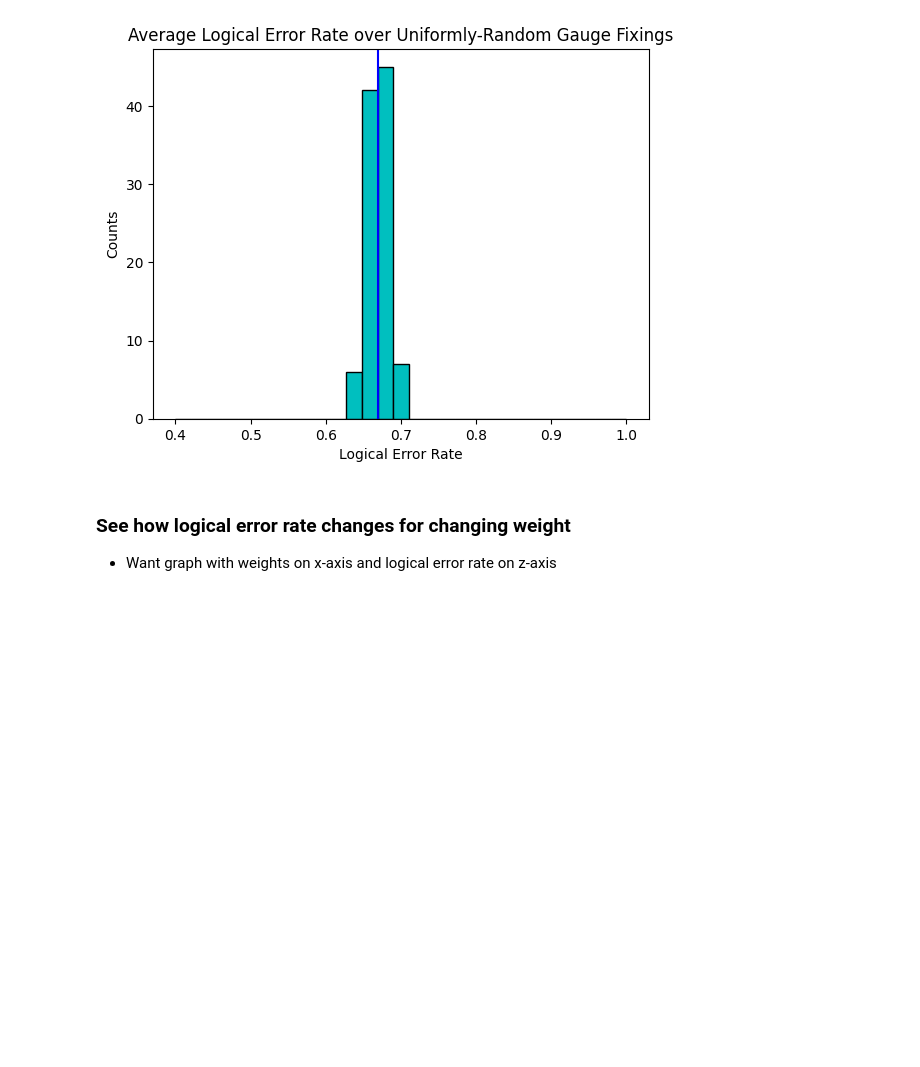
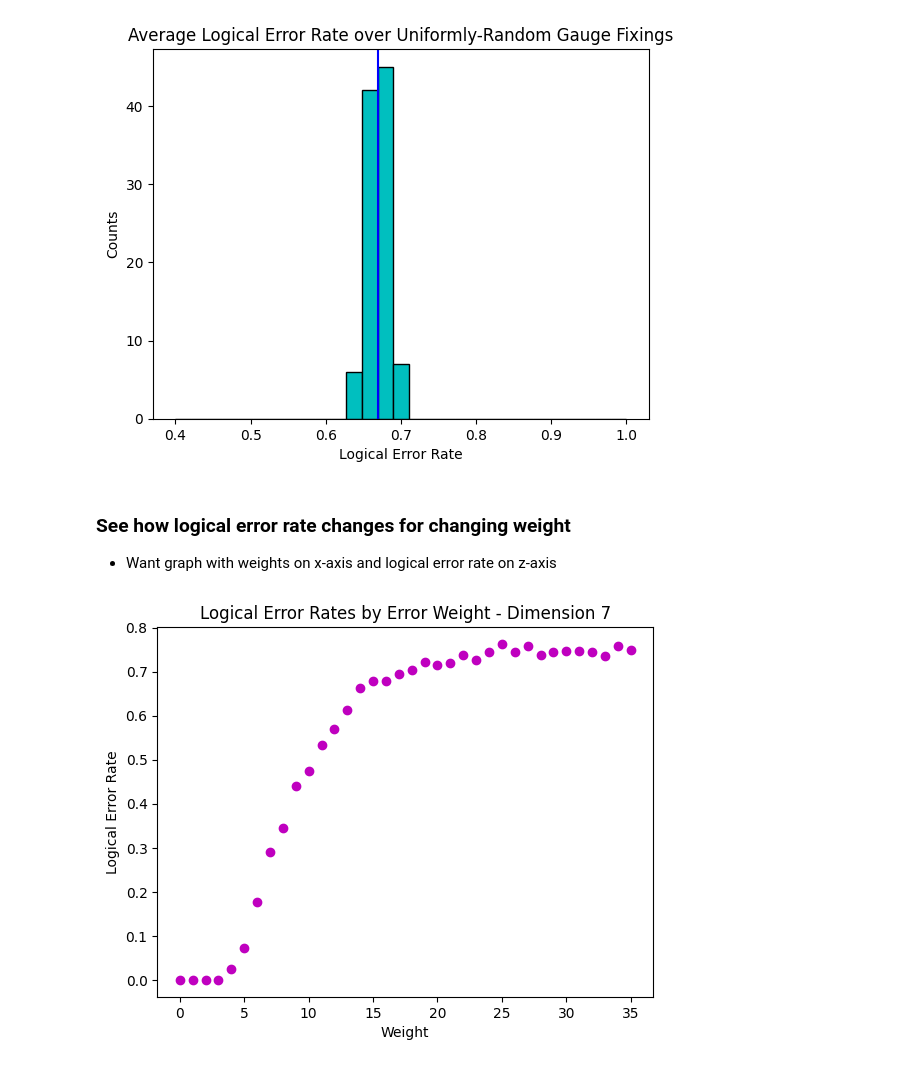
Before and after one commit to jpmarceaux/QuantumHardwareSubgroup, a Jupyter notebook: lib/systematic_code_cap_simulation_v2.ipynb, the cells around one changed output. Saved outputs shown, nothing was run; the diff lists cells and outputs as text; code cells hidden in the pictures; blank space fills up the shorter version.

```diff
--- a/lib/systematic_code_cap_simulation_v2.ipynb
+++ b/lib/systematic_code_cap_simulation_v2.ipynb
@@ -521,19 +521,18 @@ Text(0.5, 1.0, 'Average Logical Error Rate over Uniformly-Random Gauge Fixings')
 ### See how logical error rate changes for changing weight
 * Want graph with weights on x-axis and logical error rate on z-axis
 # %%
-dim = 4
-
+dim = 7
 num_gauge_fixings = 100
-num_errors = 2000
+num_errors = 500
 codespace_projection = np.zeros((num_gauge_fixings, num_errors))
-logical_errors = np.zeros((num_gauge_fixings, num_errors))
+logical_errors = []
 uncorrected_logical_error_rate = np.zeros((num_gauge_fixings, num_errors))
 for fix_num in tqdm(range(num_gauge_fixings)):
     lat = Lattice2D(dim, dim)
     coloring = np.random.randint(-1, 2, size=(dim - 1)**2)
     lat.color_lattice(coloring)
     for num_error in range(num_errors):
-        w = np.random.choice(list(range(dim, (dim - 1)**2)))
+        w = np.random.choice(list(range((dim - 1)**2)))
         E = random_pauli_of_weight(lat.size(), w)
         error = pauli2vector(E)
         pcheckX = lat.pcheckX()
@@ -553,8 +552,27 @@ for fix_num in tqdm(range(num_gauge_fixings)):
         if sum(twisted_product(pcheck, corrected_error)) > 0:
             codespace_projection[fix_num][num_error] = 1
         if (twisted_product(pauli2vector(lat.Lx), corrected_error) == 1) or (twisted_product(pauli2vector(lat.Lz), corrected_error) == 1):
-            logical_errors[fix_num][num_error] = 1
+            logical_errors.append((w, 1))
+        else:
+            logical_errors.append((w, 0))
         if (twisted_product(pauli2vector(lat.Lx), error) == 1) or (twisted_product(pauli2vector(lat.Lz), error) == 1):
             uncorrected_logical_error_rate[fix_num][num_error] = 1
 
 assert(np.sum(codespace_projection) == 0)
+# %%
+logical_errors_dict = {k : [] for k in range((dim - 1)**2)}
+for weight_err in logical_errors:
+    logical_errors_dict[weight_err[0]].append(weight_err[1])
+
+
+logical_error_rates_dict = {k : np.sum(logical_errors_dict[k])/len(logical_errors_dict[k]) for k in logical_errors_dict.keys()}
+# %%
+plt.figure()
+for w in logical_error_rates_dict.keys():
+    plt.plot(w, logical_error_rates_dict[w], 'om-')
+plt.title("Logical Error Rates by Error Weight - Dimension " + str(dim))
+plt.xlabel("Weight")
+plt.ylabel("Logical Error Rate")
+plt.show()
+# %% [output]
+[figure, added]
```
Also changed, not shown: parts of 1 cell of this notebook, 3 other files.
